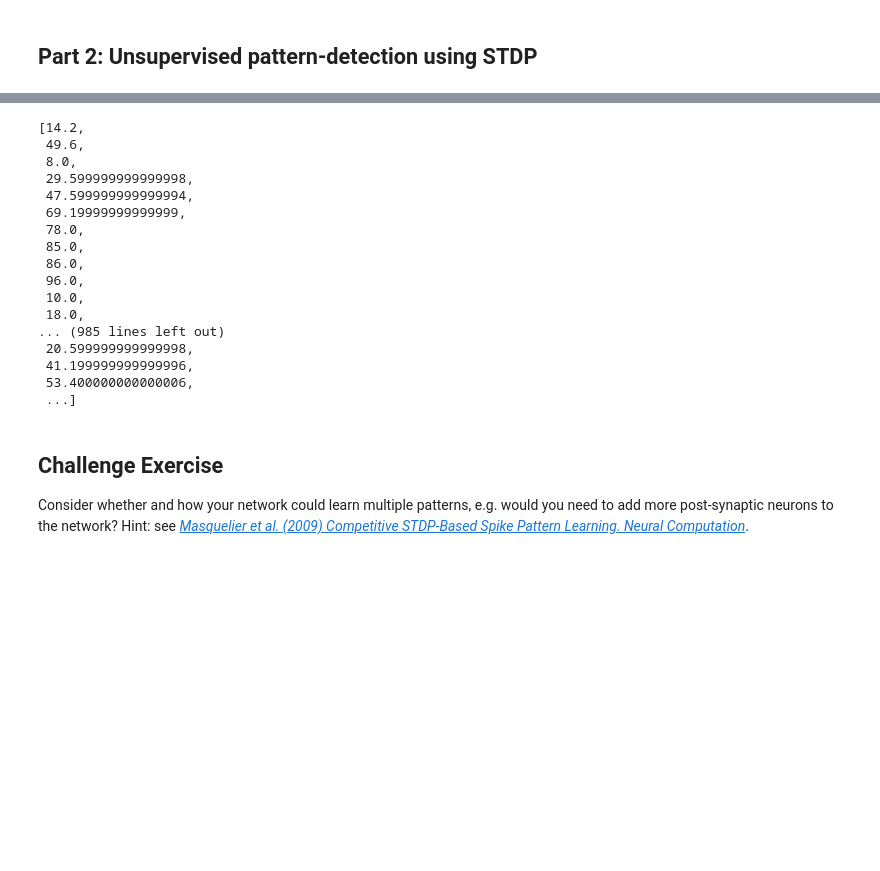
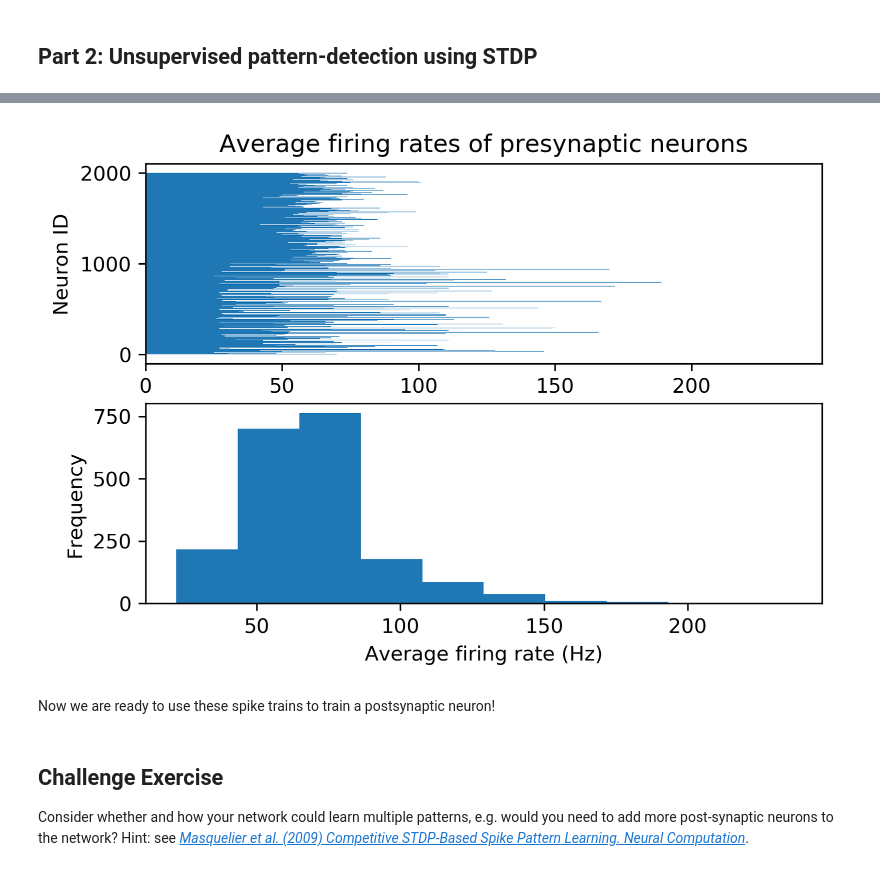
Before and after one commit to oist-ncbc/skill-pill-plus, a Jupyter notebook: Tutorial-4_Plasticity-and-Learning/Plasticity-and-learning.ipynb, the cells around one changed output, grey strips where cells are left out. Saved outputs shown, nothing was run; the diff lists cells and outputs as text; code cells hidden in the pictures; blank space fills up the shorter version.

```diff
--- a/Tutorial-4_Plasticity-and-Learning/Plasticity-and-learning.ipynb
+++ b/Tutorial-4_Plasticity-and-Learning/Plasticity-and-learning.ipynb
@@ -184,24 +187,22 @@ plt.show()
 # %%
 firing_rates = []
-for neuron in spike_times:
-    firing_rates.append((np.sum(spike_times[neuron])/simulation_length)*100)
+for neuron in range(0, num_pres):
+    firing_rates.append((np.sum(pre_spikes[neuron])/simulation_length)*1_000)
-# %%
-firing_rates
-# %% [output]
-[14.2,
- 49.6,
- 8.0,
- 29.599999999999998,
- 47.599999999999994,
- 69.19999999999999,
- 78.0,
- 85.0,
- 86.0,
- 96.0,
- 10.0,
- 18.0,
-... (985 lines left out)
- 20.599999999999998,
- 41.199999999999996,
- 53.400000000000006,
- ...]
+# %%
+pre_IDs = list(range(0, num_pres))
+
+fig, axes = plt.subplots(2, 1)
+
+axes[0].barh(pre_IDs, firing_rates, height=1)
+axes[0].set_title("Average firing rates of presynaptic neurons")
+axes[0].set_ylabel("Neuron ID")
+
+axes[1].hist(firing_rates)
+axes[1].set_xlabel("Average firing rate (Hz)")
+axes[1].set_ylabel("Frequency")
+
+plt.show()
+# %% [output]
+[figure, added]
+# %% [markdown]
+Now we are ready to use these spike trains to train a postsynaptic neuron!
```
Also changed, not shown: parts of 25 cells of this notebook.
